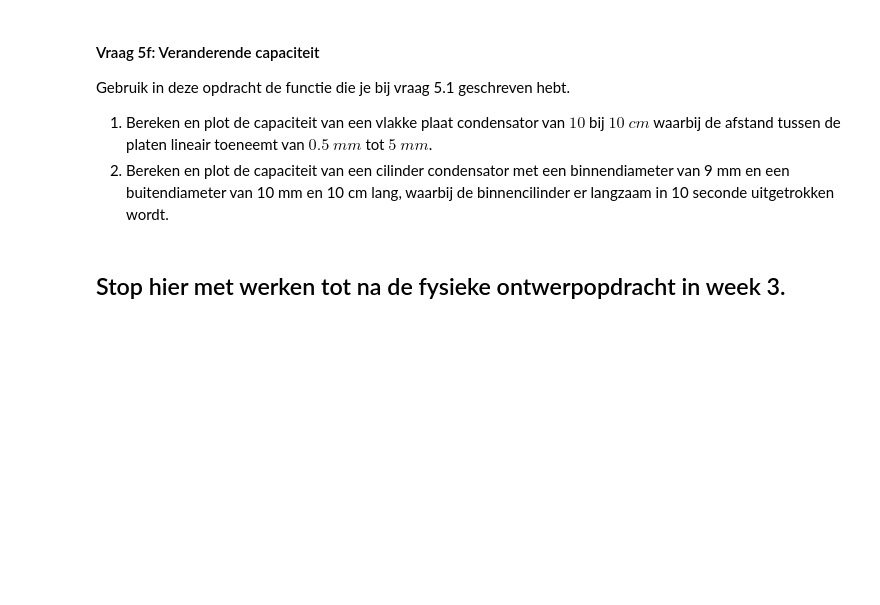
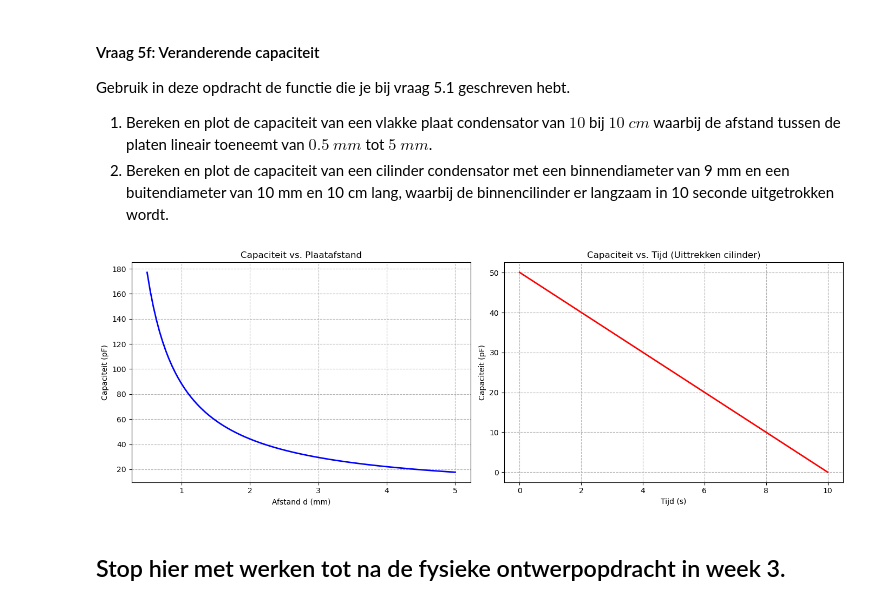
Before and after one commit to carstenschroevers-eng/opdrachten-DEF-D, a Jupyter notebook: DigitaleOntwerpopdrachten/1CondensatorOpdracht/CondensatorOntwerpopdracht.ipynb, the cells around one changed output. Cells and saved outputs as stored; diff of their text form; code cells hidden in the pictures; blank space fills up the shorter version.

```diff
--- a/DigitaleOntwerpopdrachten/1CondensatorOpdracht/CondensatorOntwerpopdracht.ipynb
+++ b/DigitaleOntwerpopdrachten/1CondensatorOpdracht/CondensatorOntwerpopdracht.ipynb
@@ -585,13 +611,13 @@ In deze vraag zullen we kijken naar de ideale vlakke plaat condensator. Als de a
 Formule voor vraag 1: Vlakke plaat en d << A $$C = \epsilon_0 \frac{A}{d}$$
 # %%
 def vlakkeplaat(A, d):
-    C = epsilon_0 * (A / d)
+    C = e0 * (A / d)
     return C
 
 def cilinder(a, b, L):
     A = 2 * np.pi * a * L
     d = b - a
-    C = epsilon_0 * (A / d)
+    C = e0 * (A / d)
     return  C
 # %% [markdown]
 vraag 2:
@@ -683,9 +796,41 @@ Gebruik in deze opdracht de functie die je bij vraag 5.1 geschreven hebt.
 1. Bereken en plot de capaciteit van een vlakke plaat condensator van $10$ bij $10$ $cm$ waarbij de afstand tussen de platen lineair toeneemt van $0.5$ $mm$ tot $5$ $mm$.
 2. Bereken en plot de capaciteit van een cilinder condensator met een binnendiameter van 9 mm en een buitendiameter van 10 mm en 10 cm lang, waarbij de binnencilinder er langzaam in 10 seconde uitgetrokken wordt.
 # %%
-###
-###Jouw code hier###
-###
+# --- DEEL 1: Vlakke plaat ---
+A_plaat = 0.1 * 0.1  # 10x10 cm
+afstanden = np.linspace(0.0005, 0.005, 100)  # 0.5mm tot 5mm
+C_plaat = vlakkeplaat(A_plaat, afstanden)
+
+# --- DEEL 2: Cilinder uittrekken ---
+r_binnen = 0.0045 # 4.5 mm
+r_buiten = 0.0050 # 5.0 mm
+L_start = 0.1     # 10 cm
+tijd = np.linspace(0, 10, 100) # 0 tot 10 seconde
+# Lengte neemt af van 10cm naar 0cm in 10 seconden
+L_actueel = np.linspace(L_start, 0, 100)
+C_cilinder = cilinder(r_binnen, r_buiten, L_actueel)
+
+# --- Plotten ---
+fig, (ax1, ax2) = plt.subplots(1, 2, figsize=(14, 5))
+
+# Plot 1
+ax1.plot(afstanden * 1000, C_plaat * 1e12, color='blue', lw=2)
+ax1.set_title("Capaciteit vs. Plaatafstand")
+ax1.set_xlabel("Afstand d (mm)")
+ax1.set_ylabel("Capaciteit (pF)")
+ax1.grid(True, linestyle='--')
+
+# Plot 2
+ax2.plot(tijd, C_cilinder * 1e12, color='red', lw=2)
+ax2.set_title("Capaciteit vs. Tijd (Uittrekken cilinder)")
+ax2.set_xlabel("Tijd (s)")
+ax2.set_ylabel("Capaciteit (pF)")
+ax2.grid(True, linestyle='--')
+
+plt.tight_layout()
+plt.show()
+# %% [output]
+[figure, added]
 # %% [markdown]
 ## Stop hier met werken tot na de fysieke ontwerpopdracht in week 3.
 # %% [markdown]
```
Also changed, not shown: parts of 13 cells of this notebook.
